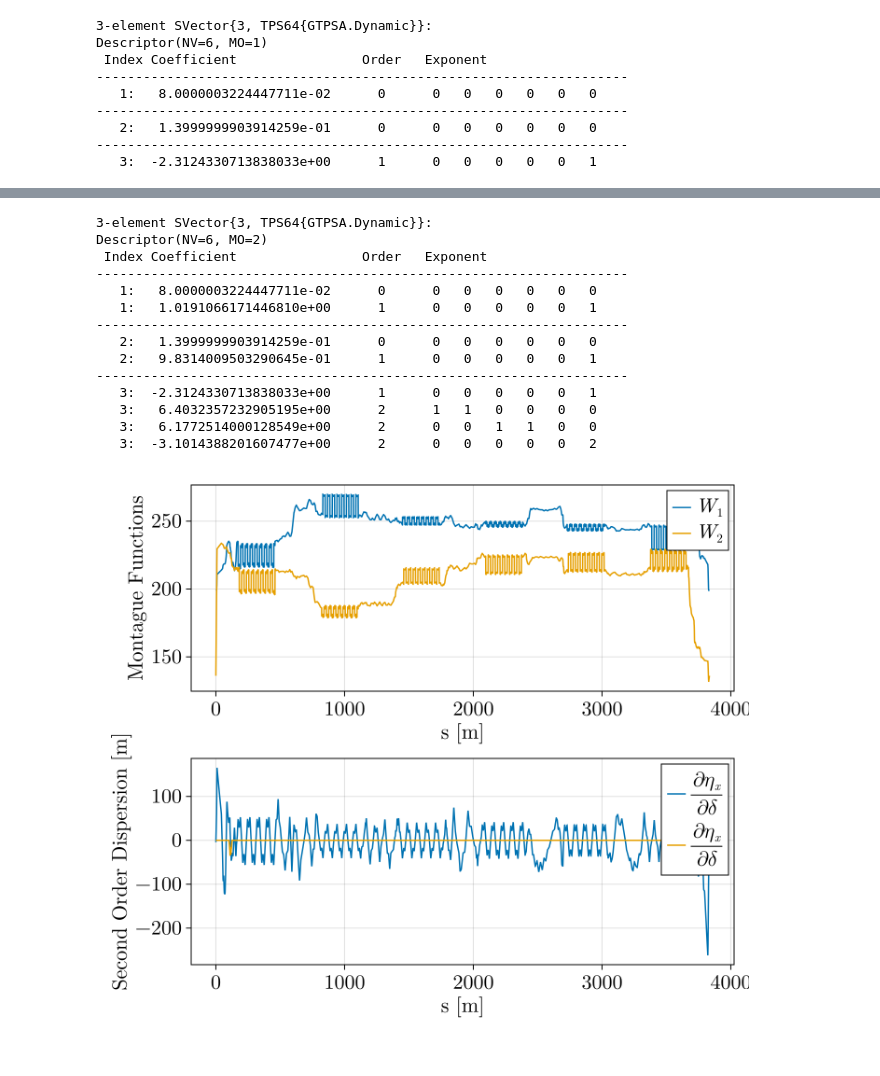
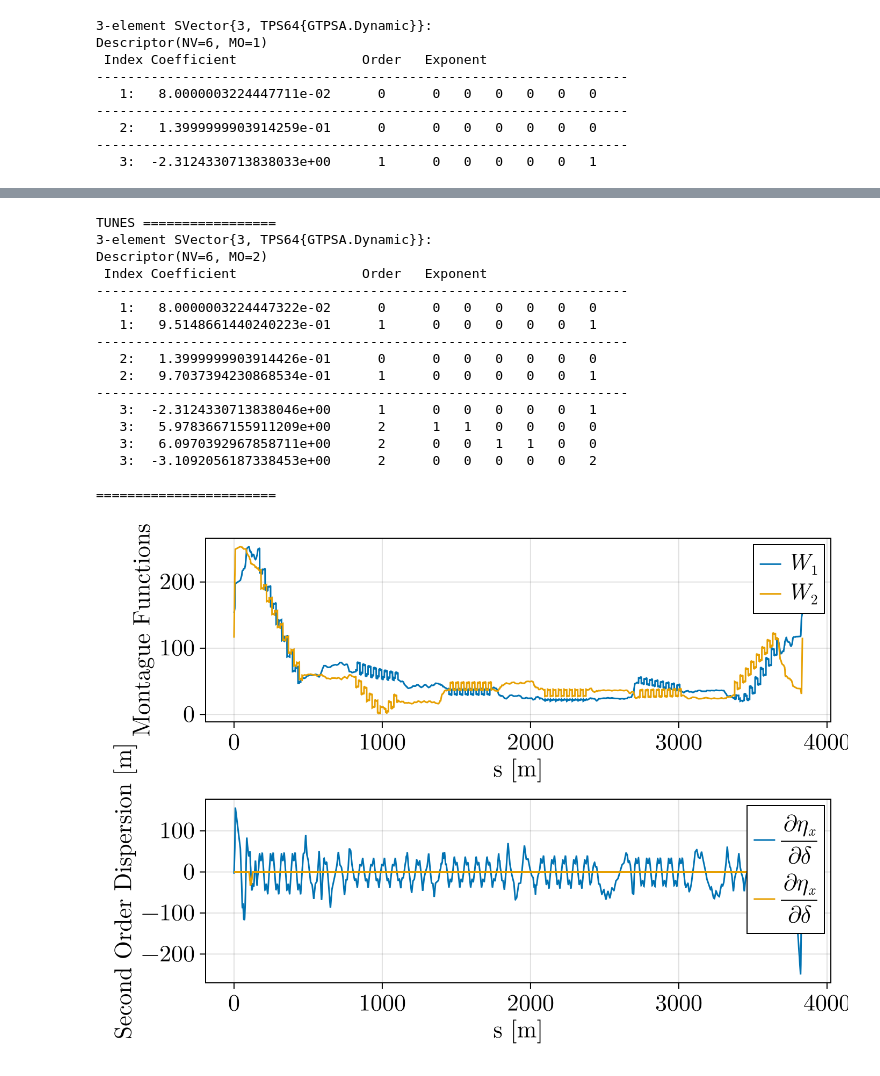
Before and after one commit to bmad-sim/SciBmad.jl, a Jupyter notebook: examples/esr-dynamic-aperture/esr-da.ipynb, the cells around one changed output, grey strips where cells are left out. Drawn from its saved outputs; the diff is of its cells as text; code cells hidden in the pictures.

```diff
--- a/examples/esr-dynamic-aperture/esr-da.ipynb
+++ b/examples/esr-dynamic-aperture/esr-da.ipynb
@@ -18,7 +18,7 @@ eta_1 = map(x->x[6], t.orbit_x)
 eta_2 = map(x->x[6], t.orbit_y)
 
 # Plot the betas, dispersion, orbit:
-f = Figure(fontsize=22, size=(700,3*300));
+f = Figure(fontsize=22, size=(700,3*250));
 ax1 = Axis(f[1, 1], xlabel="s [m]", ylabel="Beta Function [m]");
 ax2 = Axis(f[2, 1], xlabel="s [m]", ylabel="Dispersion [m]");
 ax3 = Axis(f[3, 1], xlabel="s [m]", ylabel="Orbit [mm]");
@@ -114,0 +121,14 @@ Main.Controls
+# %%
+# Make all focusing sextupoles one knob,
+# defocusing other knob. We can do this using SciBmad's deferred expressions
+sextupoles = filter(x->x.kind=="Sextupole", ring.line)
+sfs = filter(x->x.Kn2 > 0, sextupoles)
+sds = filter(x->x.Kn2 < 0, sextupoles)
+
+# Define variables in Controls module:
+Controls.ksf = first(sfs).Kn2 # Just set to current value
+Controls.ksd = first(sds).Kn2
+
+# Now set the sextupoles as a knob:
+foreach(x -> x.Kn2 = DefExpr(() -> Controls.ksf), sfs)
+foreach(x -> x.Kn2 = DefExpr(() -> Controls.ksd), sds)
@@ -114,0 +217,4 @@ Main.Controls
+# %%
+# Now set the controls to the minimizer
+Controls.ksf = sol.minimizer[1]
+Controls.ksd = sol.minimizer[2]
@@ -268,35 +397,37 @@ plot_2nd_order(ring)
 # %%
 # Let's adjust the controls and see what happens
-Controls.dsf_1 = 0
-Controls.dsd_1 = 0
-Controls.dsf_3 = 0
-Controls.dsd_3 = 0
-Controls.dsf_5 = 0
-Controls.dsd_5 = 0
-Controls.dsf_7 = 0
-Controls.dsd_7 = 0
-Controls.dsf_9 = 0
-Controls.dsd_9 = 0
-Controls.dsf_11 = 0
-Controls.dsd_11 = 0
-println(twiss(ring; GTPSA_descriptor=Descriptor(6,2)).tunes)
+Controls.dksf_1 = 0
+Controls.dksd_1 = 0
+Controls.dksf_3 = -.2
+Controls.dksd_3 = 0
+Controls.dksf_5 = -1
+Controls.dksd_5 = -1
+Controls.dksf_7 = 1.6
+Controls.dksd_7 = -2
+Controls.dksf_9 = -0.3
+Controls.dksd_9 = -1
+Controls.dksf_11 = 0
+Controls.dksd_11 = 0
 plot_2nd_order(ring)
 # %% [output]
+TUNES =================
 3-element SVector{3, TPS64{GTPSA.Dynamic}}:
 Descriptor(NV=6, MO=2)
  Index Coefficient                Order   Exponent
 --------------------------------------------------------------------
-   1:   8.0000003224447711e-02      0      0   0   0   0   0   0
-   1:   1.0191066171446810e+00      1      0   0   0   0   0   1
+   1:   8.0000003224447322e-02      0      0   0   0   0   0   0
+   1:   9.5148661440240223e-01      1      0   0   0   0   0   1
 --------------------------------------------------------------------
-   2:   1.3999999903914259e-01      0      0   0   0   0   0   0
-   2:   9.8314009503290645e-01      1      0   0   0   0   0   1
+   2:   1.3999999903914426e-01      0      0   0   0   0   0   0
+   2:   9.7037394230868534e-01      1      0   0   0   0   0   1
 --------------------------------------------------------------------
-   3:  -2.3124330713838033e+00      1      0   0   0   0   0   1
-   3:   6.4032357232905195e+00      2      1   1   0   0   0   0
-   3:   6.1772514000128549e+00      2      0   0   1   1   0   0
-   3:  -3.1014388201607477e+00      2      0   0   0   0   0   2
+   3:  -2.3124330713838046e+00      1      0   0   0   0   0   1
+   3:   5.9783667155911209e+00      2      1   1   0   0   0   0
+   3:   6.0970392967858711e+00      2      0   0   1   1   0   0
+   3:  -3.1092056187338453e+00      2      0   0   0   0   0   2
+
+=======================
-[figure, old version]
+[figure, new version]
 # %%
 # These are the elements where Yunhai put trombones
 # MLRF_6
```
Also changed, not shown: parts of 19 cells of this notebook, 4 other files.
